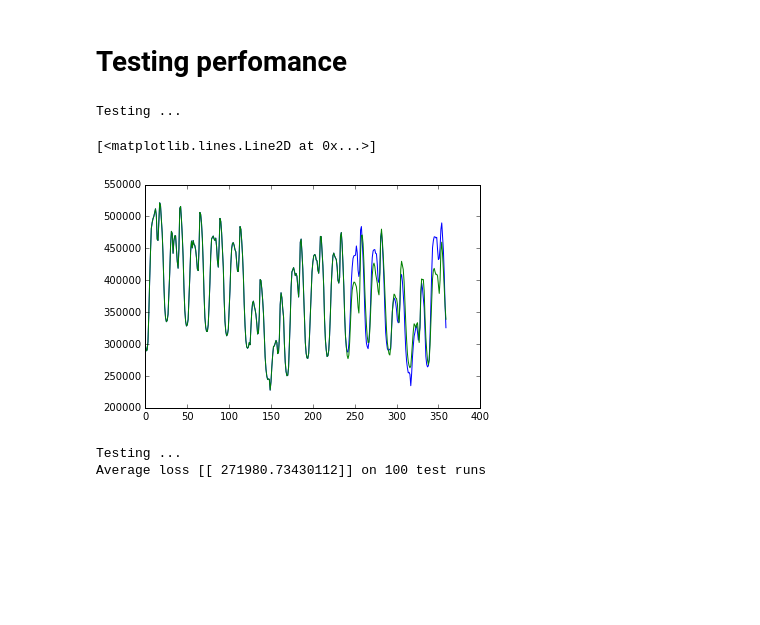
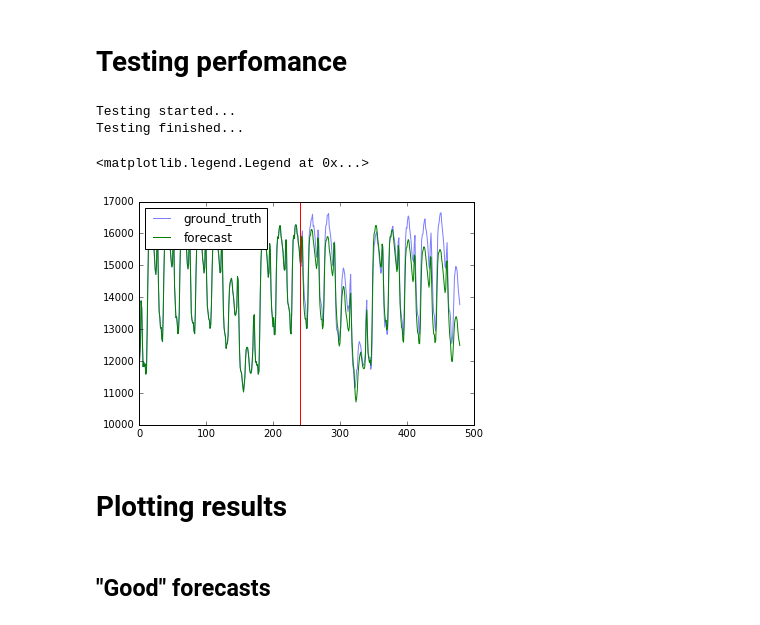
Before and after one commit to Mariewelt/Time-series-forecasting, a Jupyter notebook: Time series forecasting.ipynb, the cells around one changed output. Saved outputs shown, nothing was run; the diff lists cells and outputs as text; code cells hidden in the pictures; blank space fills up the shorter version.

Commit message:
Iterate minibatches, plots and minor changes made, new pretrained parameters added

```diff
--- a/Time series forecasting.ipynb
+++ b/Time series forecasting.ipynb
@@ -235,11 +237,11 @@ Epoch 99 average loss = 85973026.12
 # %% [markdown]
 # Testing perfomance
 # %%
-print("Testing ...")
+print("Testing started...")
 
-test_seq_len = 360
+test_seq_len = 480
 
-x,y = sample_random_batches(train_set,1,test_seq_len)
+x,y = sample_random_batches(test_set,1,test_seq_len)
 x_forecast = np.zeros((1, test_seq_len))
 x_cur = np.zeros((1, seq_length))
 x_forecast[:, 0:seq_length] = x[:, 0:seq_length]
@@ -248,11 +250,8 @@ for start in xrange(test_seq_len-seq_length):
 
     x_cur = x_forecast[:, start:start+seq_length]
     x_forecast[:, start+seq_length] = forecast(x_cur)
+
+print("Testing finished...")
 # %% [output]
-Testing ...
+Testing started...
+Testing finished...
-# %%
-plt.plot(x[0])
-plt.plot(x_forecast[0])
-# %% [output]
-[<matplotlib.lines.Line2D at 0x...>]
-[figure, removed]
@@ -261,16 +258,8 @@ checkpoint('Version 3.0')
-# %%
-
-print("Testing ...")
-
-n_test_runs = 100
-avg_cost = 0;
-
-for epoch in xrange(n_test_runs):
-
-    x,y = sample_random_batches(test_set,1,seq_length)
-    avg_cost = avg_cost + (y - forecast(x))**2
-
-print("Average loss {} on {} test runs".format(avg_cost / n_test_runs, n_test_runs))
-# %% [output]
-Testing ...
-Average loss [[ 271980.73430112]] on 100 test runs
+# %%
+plt.plot(x[0], color='blue', label='ground_truth', alpha=0.5)
+plt.plot(x_forecast[0], color='green', label='forecast')
+plt.axvline(x=seq_length, linewidth=1, color='red')
+plt.legend(loc=2)
+# %% [output]
+<matplotlib.legend.Legend at 0x...>
+[figure, added]
@@ -276,0 +268,4 @@ Average loss [[ 271980.73430112]] on 100 test runs
+# %% [markdown]
+# Plotting results
+# %% [markdown]
+## "Good" forecasts
```
Also changed, not shown: parts of 16 cells of this notebook, 1 other file.
